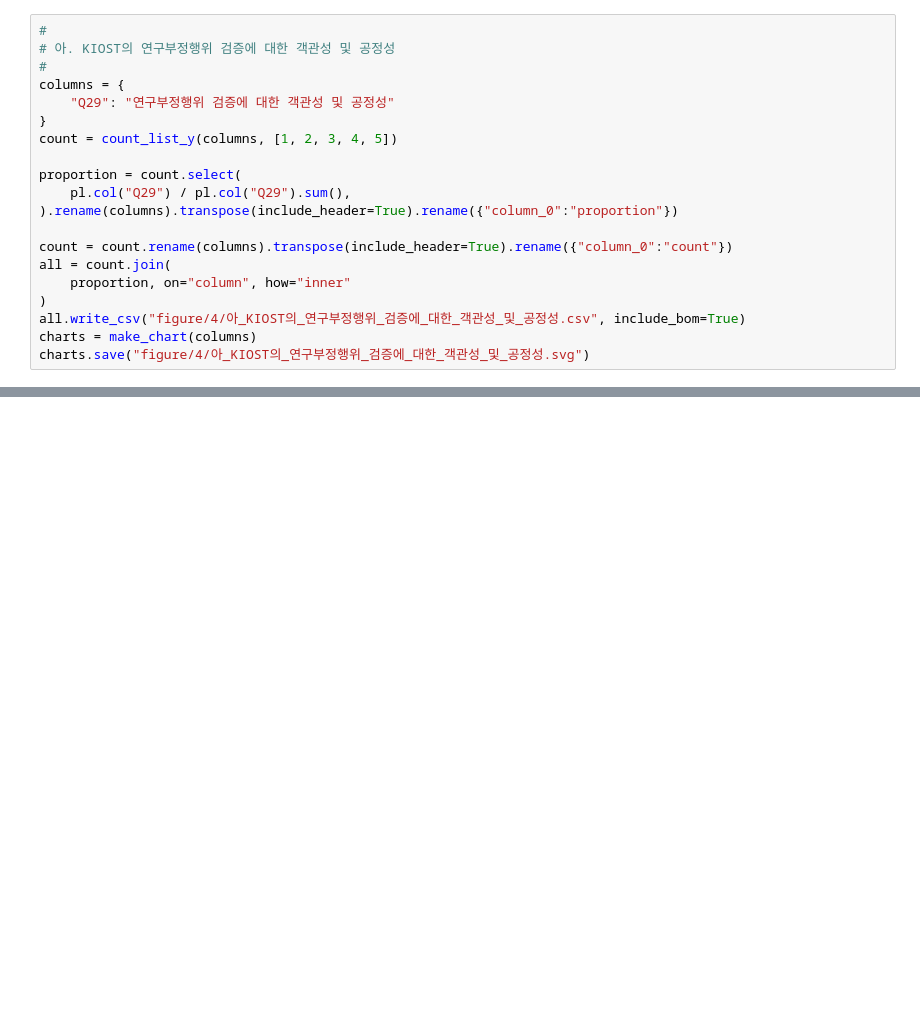
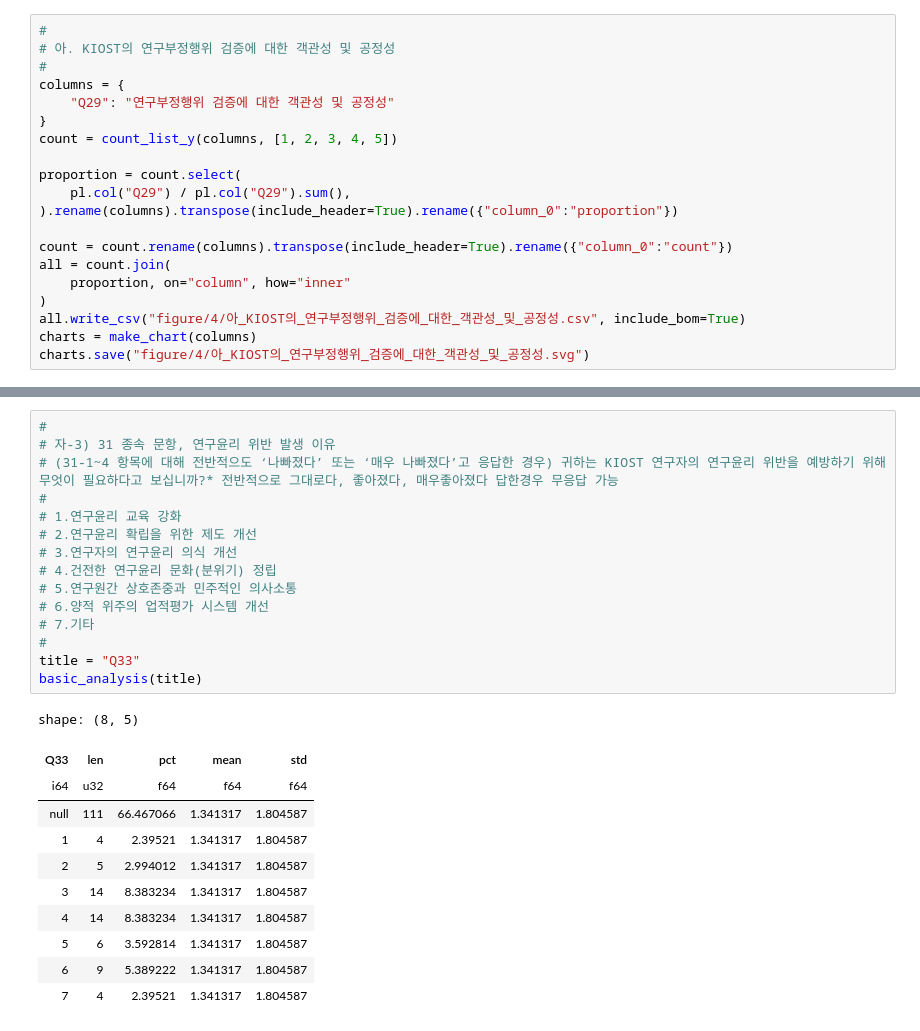
Before and after one commit to hyeonjang/KIOST, a Jupyter notebook: code/4_KIOST_research_ethics_system.ipynb, the cells around one changed output, grey strips where cells are left out. Saved outputs shown, nothing was run; the diff lists cells and outputs as text; blank space fills up the shorter version.

```diff
--- a/code/4_KIOST_research_ethics_system.ipynb
+++ b/code/4_KIOST_research_ethics_system.ipynb
@@ -334,3 +462,30 @@ charts.save("figure/4/아_KIOST의_연구부정행위_검증에_대한_객관성
+# %%
+#
+# 자-3) 31 종속 문항, 연구윤리 위반 발생 이유
+# (31-1~4 항목에 대해 전반적으도 ‘나빠졌다’ 또는 ‘매우 나빠졌다’고 응답한 경우) 귀하는 KIOST 연구자의 연구윤리 위반을 예방하기 위해 무엇이 필요하다고 보십니까?* 전반적으로 그대로다, 좋아졌다, 매우좋아졌다 답한경우 무응답 가능
+#
+# 1.연구윤리 교육 강화
+# 2.연구윤리 확립을 위한 제도 개선
+# 3.연구자의 연구윤리 의식 개선
+# 4.건전한 연구윤리 문화(분위기) 정립
+# 5.연구원간 상호존중과 민주적인 의사소통
+# 6.양적 위주의 업적평가 시스템 개선
+# 7.기타
+#
+title = "Q33"
+basic_analysis(title)
+# %% [output]
+shape: (8, 5)
+| Q33 | len | pct | mean | std |
+| i64 | u32 | f64 | f64 | f64 |
+| null | 111 | 66.467066 | 1.341317 | 1.804587 |
+| 1 | 4 | 2.39521 | 1.341317 | 1.804587 |
+| 2 | 5 | 2.994012 | 1.341317 | 1.804587 |
+| 3 | 14 | 8.383234 | 1.341317 | 1.804587 |
+| 4 | 14 | 8.383234 | 1.341317 | 1.804587 |
+| 5 | 6 | 3.592814 | 1.341317 | 1.804587 |
+| 6 | 9 | 5.389222 | 1.341317 | 1.804587 |
+| 7 | 4 | 2.39521 | 1.341317 | 1.804587 |
 # %%
 from attributes import *
 from scipy import stats
```
Also changed, not shown: parts of 8 cells of this notebook, 5 other files.
